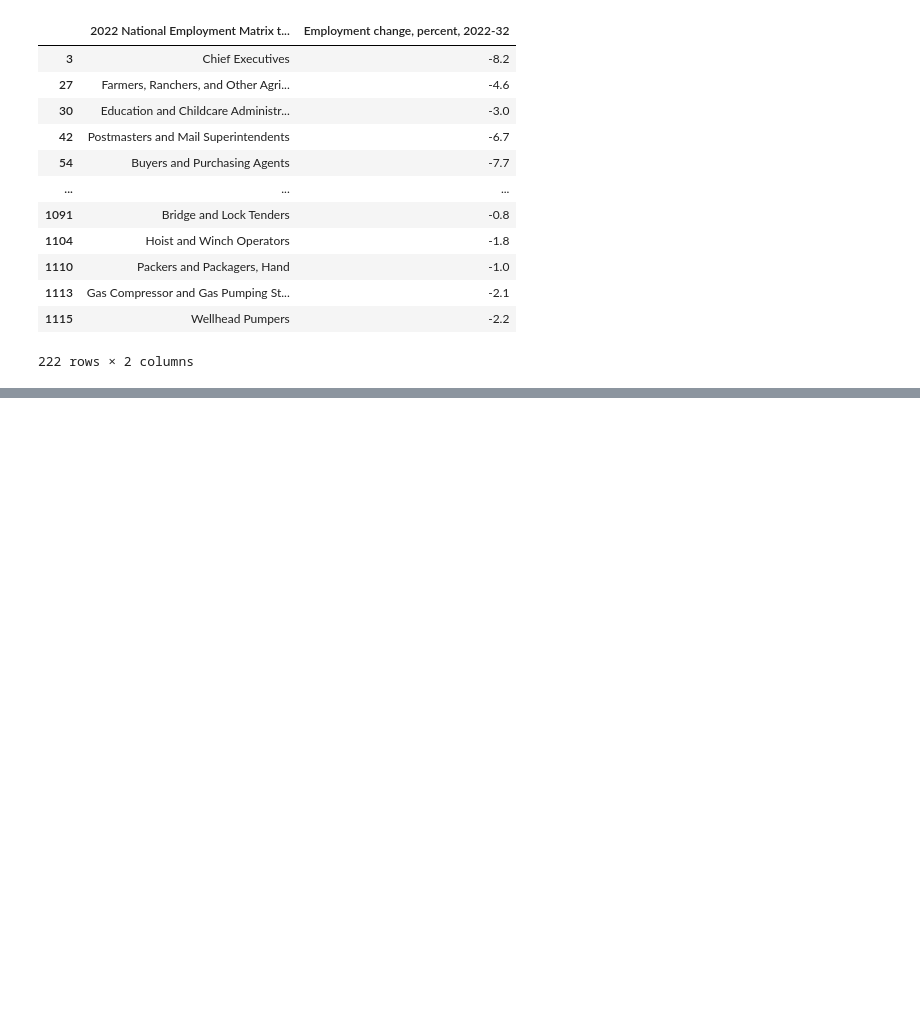
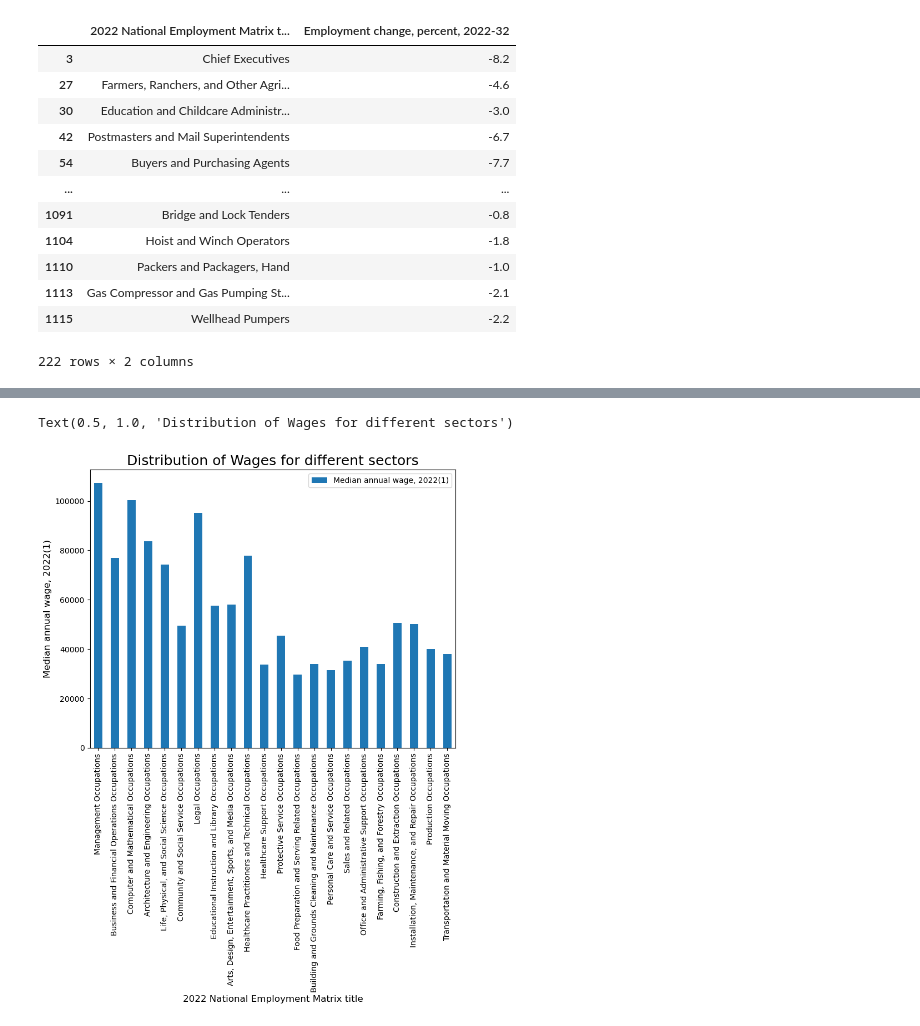
Before and after one commit to vinaya-kusuma/Project1, a Jupyter notebook: Occupation_Analysis.ipynb, the cells around one changed output, grey strips where cells are left out. Cells and saved outputs as stored; diff of their text form; code cells hidden in the pictures; blank space fills up the shorter version.

```diff
--- a/Occupation_Analysis.ipynb
+++ b/Occupation_Analysis.ipynb
@@ -517,0 +584,14 @@ fastest_declining_occ
+# %%
+#creating a Bar plot
+wages_data_df= occupation_data_complete.loc[occupation_data_complete['Occupation Group'] == "major"]
+wages_data_df.count()
+wages_data_df=wages_data_df[["2022 National Employment Matrix title", "Median annual wage, 2022(1)"]]
+wages_data_df.set_index("2022 National Employment Matrix title", inplace=True)
+# %%
+line_graph = wages_data_df.plot(kind="bar", figsize = (8.5,6.5))
+line_graph.set_xlabel ("2022 National Employment Matrix title", size = 12)
+line_graph.set_ylabel ("Median annual wage, 2022(1)", size = 12)
+plt.title("Distribution of Wages for different sectors", size = 18)
+# %% [output]
+Text(0.5, 1.0, 'Distribution of Wages for different sectors')
+[figure, added]
```
Also changed, not shown: parts of 40 cells of this notebook, 2 other files.
